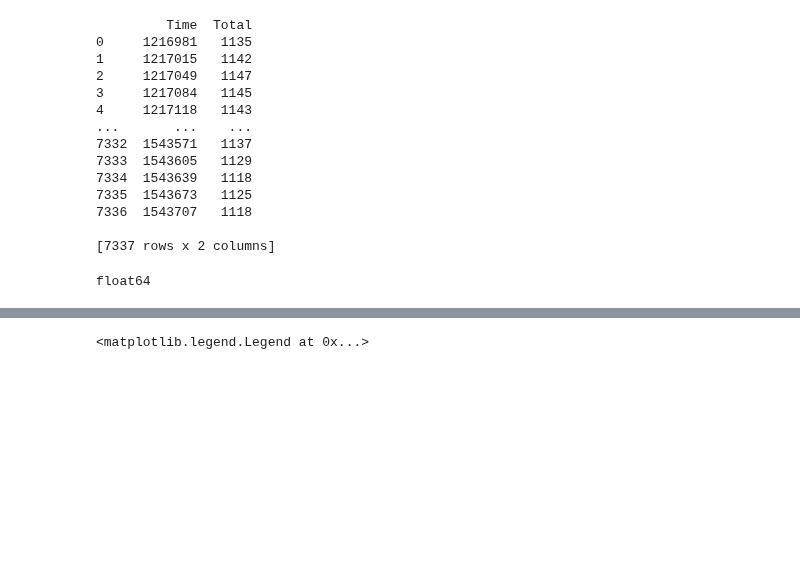
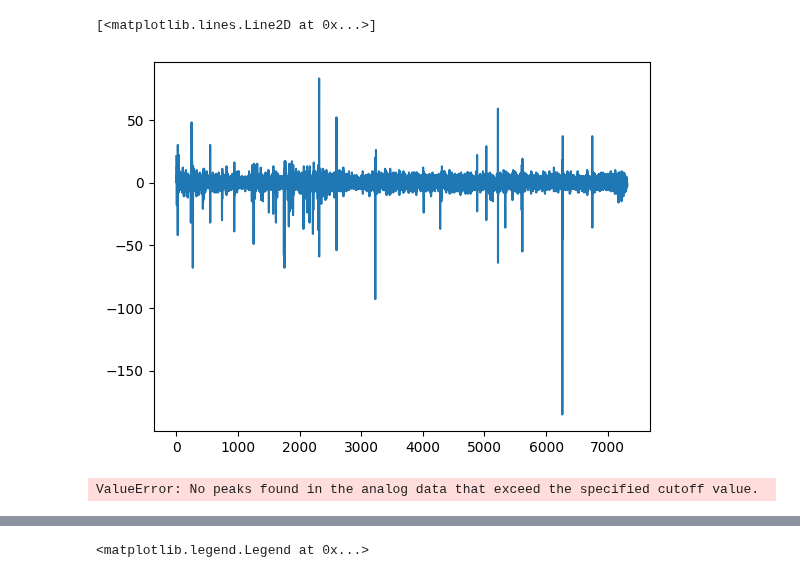
Before and after one commit to ChaundyMck/NDD_EMG, a Jupyter notebook: tester.ipynb, the cells around one changed output, grey strips where cells are left out. Drawn from its saved outputs; the diff is of its cells as text; code cells hidden in the pictures; blank space fills up the shorter version.

```diff
--- a/tester.ipynb
+++ b/tester.ipynb
@@ -33,34 +19,20 @@ target_data = pd.read_csv(glob.glob(os.path.join(glob.escape(subject_folder),'ta
 # %%
 mat_data = pd.DataFrame()
 mat_data['Time'] = m_data.iloc[:, 0]
 mat_data['Total'] = m_data.iloc[:, 1:].sum(axis=1)
 
-print(mat_data)
+plt.plot(mat_data['Total'].diff())
 # %% [output]
-         Time  Total
-0     1216981   1135
-1     1217015   1142
-2     1217049   1147
-3     1217084   1145
-4     1217118   1143
-...       ...    ...
-7332  1543571   1137
-7333  1543605   1129
-7334  1543639   1118
-7335  1543673   1125
-7336  1543707   1118
-
-[7337 rows x 2 columns]
+[<matplotlib.lines.Line2D at 0x...>]
+[figure, added]
 # %%
 EMG_1 = delsys_data[['EMG 1 Time Series (s)', 'EMG 1 (mV)', 'EMG 2 (mV)']].dropna()
 EMG_1.columns = ['Time', 'EMG1', 'EMG2']
-Analog = delsys_data[[ 'Analog_In_1 Time Series (s)','Analog_In_1 (V)']]
+Analog = delsys_data[[ 'Analog In 1 Time Series (s)','Analog In 1 (V)']]
 Analog.columns = ['Time', 'Analog']
 
 t_delay = sync(Analog, target_data, a_event_cutoff=0.01)
 target_data['hitTime'] = (target_data['hitTime'] / 1000)  + t_delay
 mat_data['Time'] = (mat_data['Time']/1000) + t_delay
+# %% [output]
+ValueError: No peaks found in the analog data that exceed the specified cutoff value.
-# %%
-print(Analog['Time'].dtypes)
-# %% [output]
-float64
```
Also changed, not shown: parts of 4 cells of this notebook, 5 other files.
